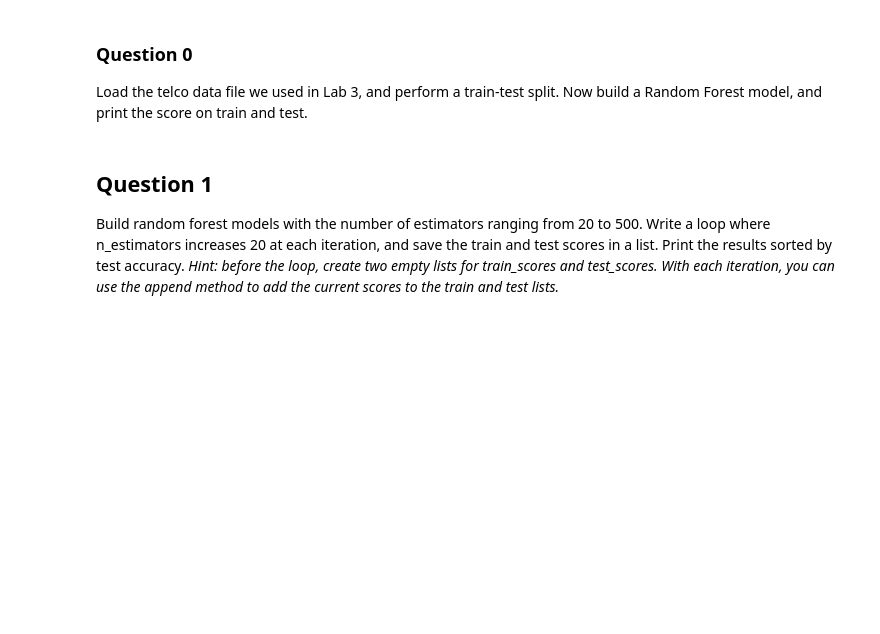
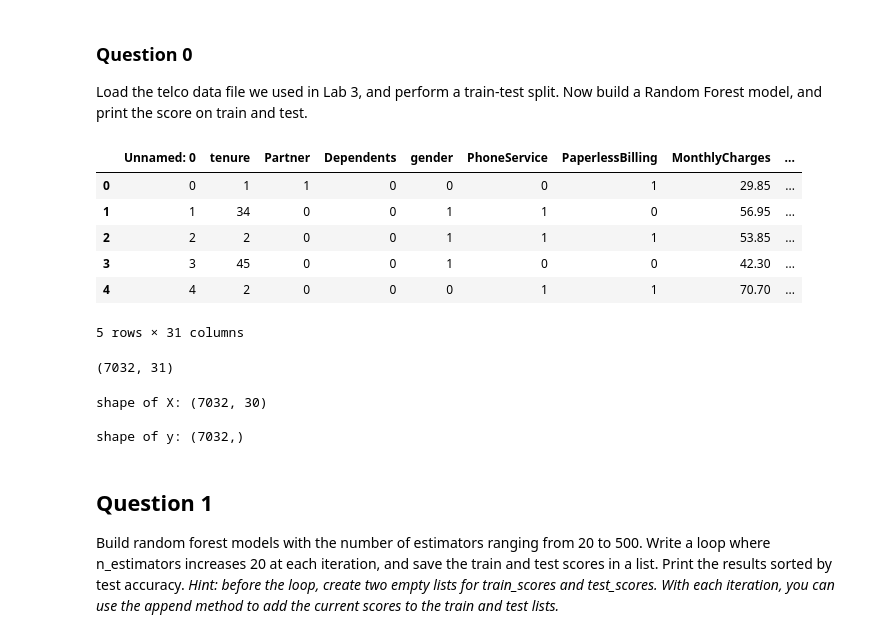
Before and after one commit to FontanaPedro/DBA_coding_exercises, a Jupyter notebook: Pedro/4. Lab4BDA2023.ipynb, the cells around one changed output. Cells and saved outputs as stored; diff of their text form; code cells hidden in the pictures; blank space fills up the shorter version.

```diff
--- a/Pedro/4. Lab4BDA2023.ipynb
+++ b/Pedro/4. Lab4BDA2023.ipynb
@@ -9,6 +9,34 @@ from sklearn.linear_model import LinearRegression
 # %% [markdown]
 ### Question 0
 Load the telco data file we used in Lab 3, and perform a train-test split. Now build a Random Forest model, and print the score on train and test.
+# %%
+df=pd.read_csv("3. telco.csv")
+
+df.head(5)
+# %% [output]
+|  | Unnamed: 0 | tenure | Partner | Dependents | gender | PhoneService | PaperlessBilling | MonthlyCharges | ... |
+| 0 | 0 | 1 | 1 | 0 | 0 | 0 | 1 | 29.85 | ... |
+| 1 | 1 | 34 | 0 | 0 | 1 | 1 | 0 | 56.95 | ... |
+| 2 | 2 | 2 | 0 | 0 | 1 | 1 | 1 | 53.85 | ... |
+| 3 | 3 | 45 | 0 | 0 | 1 | 0 | 0 | 42.30 | ... |
+| 4 | 4 | 2 | 0 | 0 | 0 | 1 | 1 | 70.70 | ... |
+5 rows × 31 columns
+# %%
+df.shape
+# %% [output]
+(7032, 31)
+# %%
+X = df.drop(["Churn"], axis=1)  #Axis=1 = the whole column --> Sometimes we want to drop more than one columns
+y = df['Churn']
+
+X_train, X_test, y_train, y_test = train_test_split( X, y, stratify=y, random_state=0)
+
+print("shape of X:", X.shape)
+print("\nshape of y:", y.shape)
+# %% [output]
+shape of X: (7032, 30)
+
+shape of y: (7032,)
 # %% [markdown]
 <h2>Question 1</h2>
 Build random forest models with the number of estimators ranging from 20 to 500. Write a loop where n_estimators increases 20 at each iteration, and save the train and test scores in a list. Print the results sorted by test accuracy. <i>Hint: before the loop, create two empty lists for train_scores and test_scores. With each iteration, you can use the append method to add the current scores to the train and test lists.</i>
```
Also changed, not shown: parts of 5 cells of this notebook.
